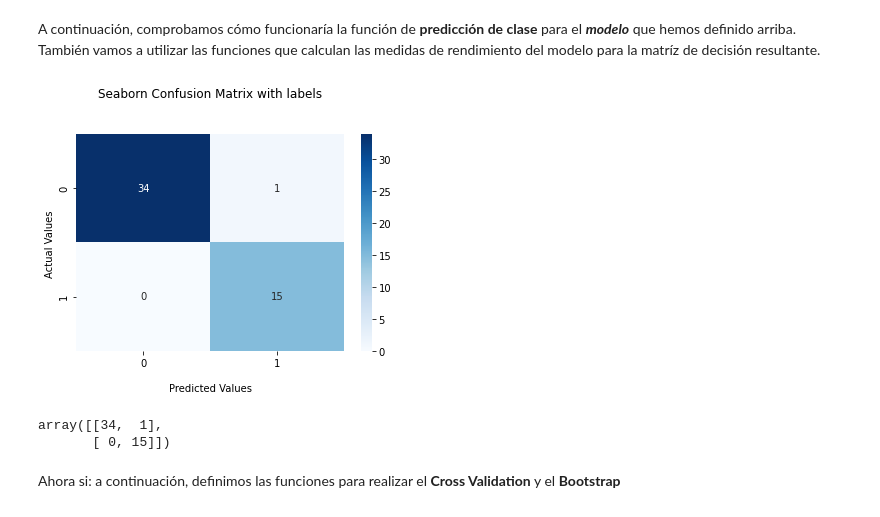
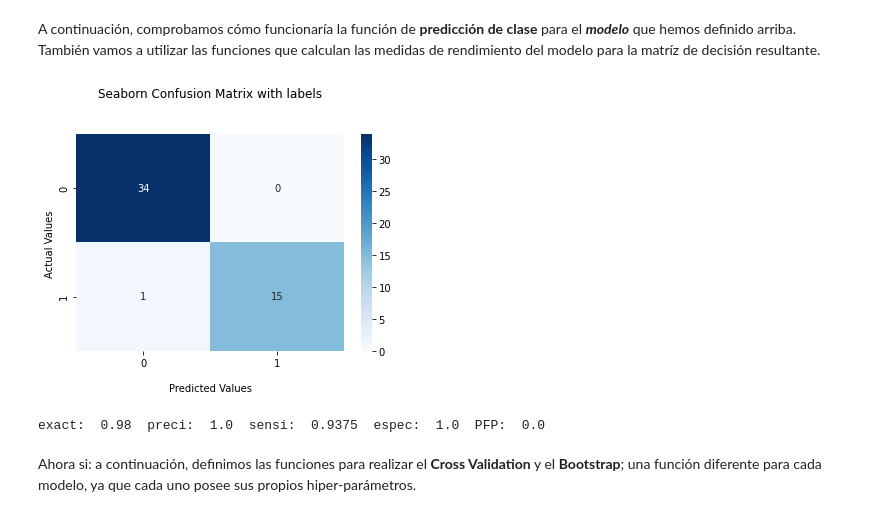
Before and after one commit to estebanhernandezr/Entregas-Semanales, a Jupyter notebook: AndreyEsteban_LizarazoHernandez_ejerciciosCV.ipynb, the cells around one changed output. Saved outputs shown, nothing was run; the diff lists cells and outputs as text; code cells hidden in the pictures.

```diff
--- a/AndreyEsteban_LizarazoHernandez_ejerciciosCV.ipynb
+++ b/AndreyEsteban_LizarazoHernandez_ejerciciosCV.ipynb
@@ -199,11 +199,17 @@ def plotCM_class(model, label):
     return CM
 # %% [markdown]
 A continuación, comprobamos cómo funcionaría la función de **predicción de clase** para el ***modelo*** que hemos definido arriba. También vamos a utilizar las funciones que calculan las medidas de rendimiento del modelo para la matríz de decisión resultante.
-# %%
-plotCM_class(modelo, 1)
-# %% [output]
-[figure, removed]
-array([[34,  1],
-       [ 0, 15]])
+# %%
+matriz_confusion = plotCM_class(modelo, 2)
+exactitud = calculate_accuracy(matriz_confusion)
+precision = calculate_precission(matriz_confusion)
+sensibilidad = calculate_sensibility(matriz_confusion)
+especificidad = calculate_specificity(matriz_confusion)
+PFP = calculate_FPP(matriz_confusion)
+
+print('exact: ', exactitud, ' preci: ', precision, ' sensi: ', sensibilidad, ' espec: ', especificidad, ' PFP: ', PFP)
+# %% [output]
+[figure, added]
+exact:  0.98  preci:  1.0  sensi:  0.9375  espec:  1.0  PFP:  0.0
 # %% [markdown]
-Ahora si: a continuación, definimos las funciones para realizar el **Cross Validation** y el **Bootstrap**
+Ahora si: a continuación, definimos las funciones para realizar el **Cross Validation** y el **Bootstrap**; una función diferente para cada modelo, ya que cada uno posee sus propios hiper-parámetros.
```
Also changed, not shown: parts of 4 cells of this notebook.
